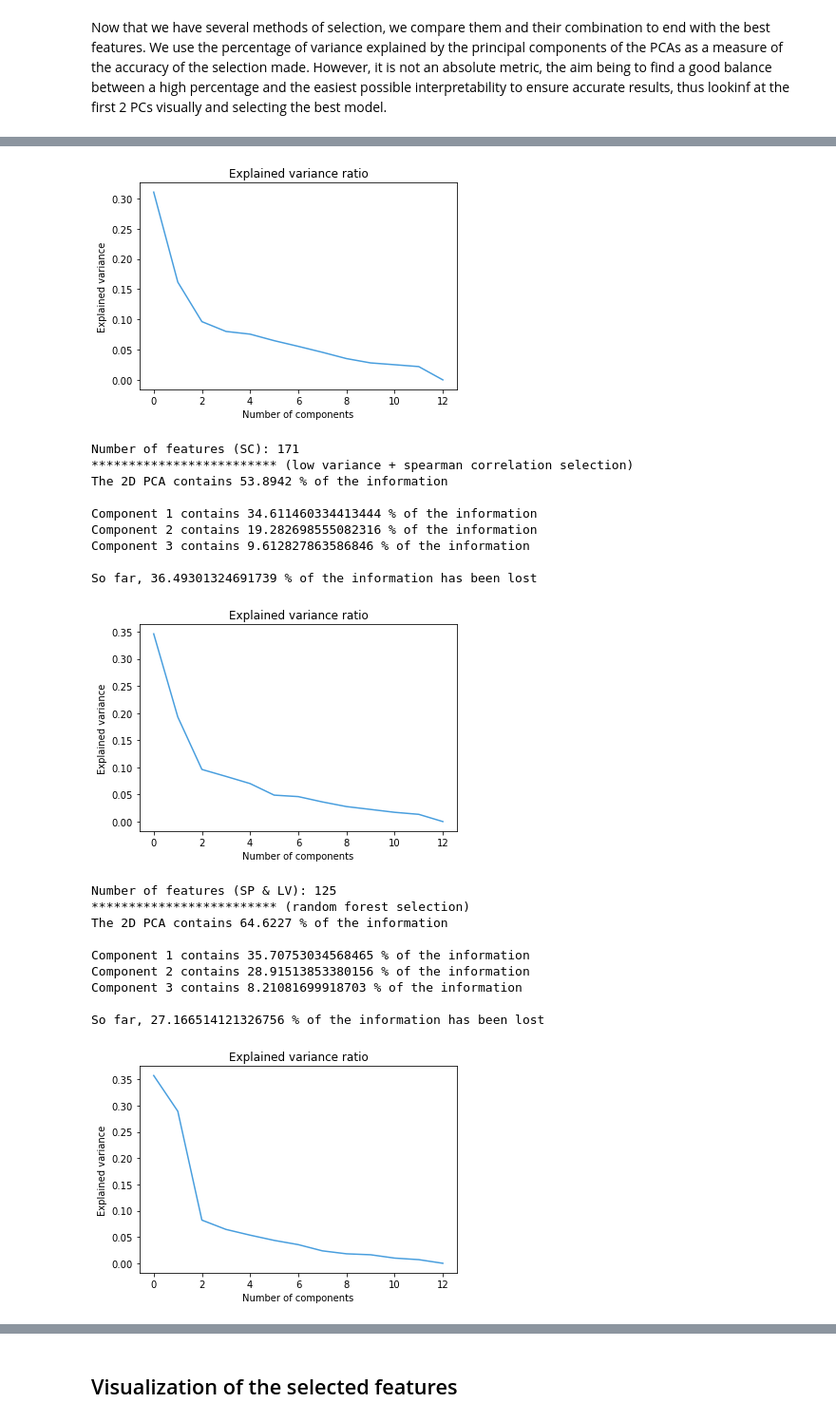
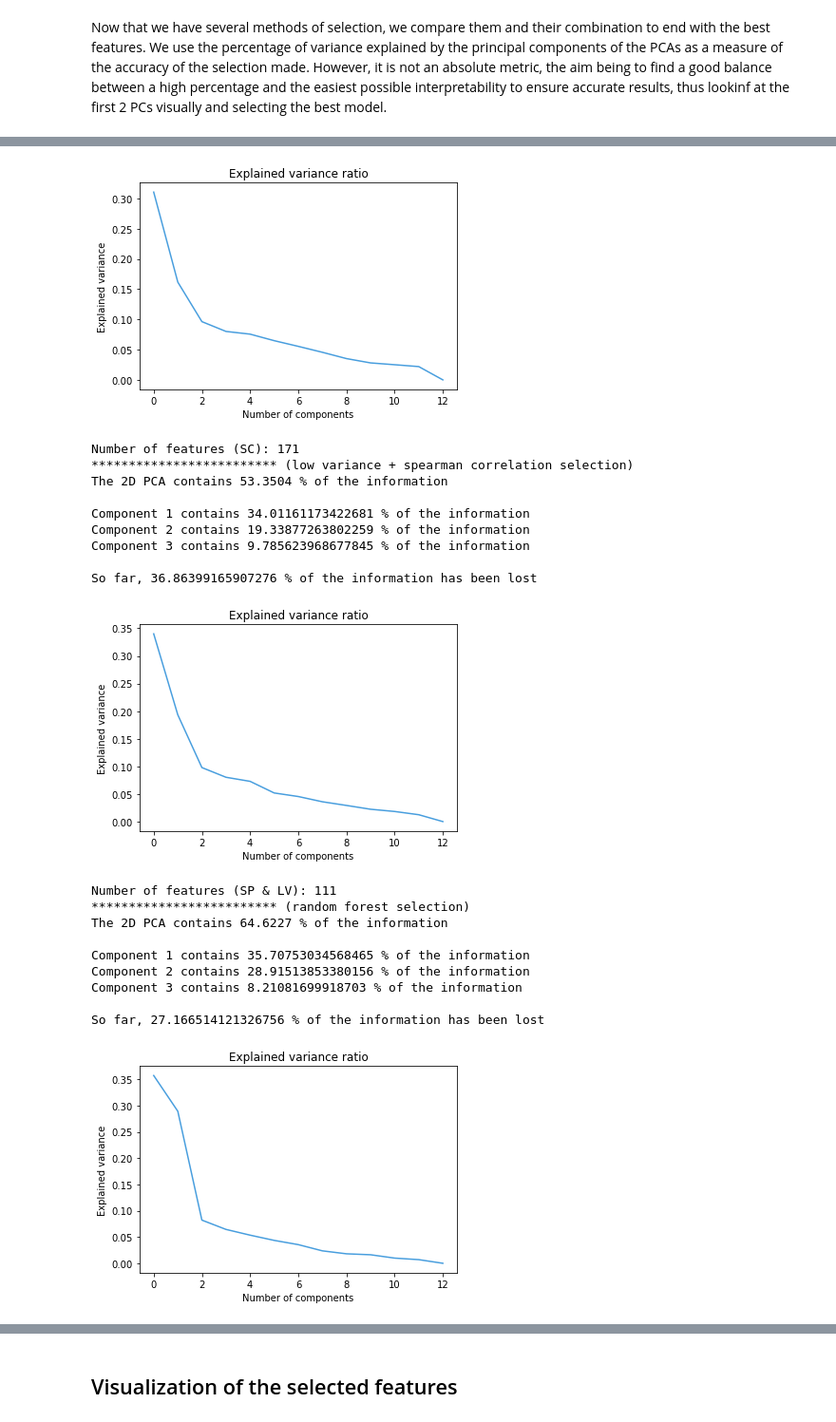
Before and after one commit to paulmoreau40/Applied-Data-Analysis-project-EPFL, a Jupyter notebook: src/Milestone_3.ipynb, the cells around one changed output, grey strips where cells are left out. Shown at 95% size. Cells and saved outputs as stored; diff of their text form; code cells hidden in the pictures.

```diff
--- a/src/Milestone_3.ipynb
+++ b/src/Milestone_3.ipynb
@@ -1071,7 +1076,7 @@ print("Number of features (SC): " + str(len(f2.columns)))
 
 #Removing correlated features with low variance
 print("************************* (low variance + spearman correlation selection)")
-f3 = spearman_corr_selection(low_variance_selection(unselected_features,low_var_thresh),0.95)
+f3 = spearman_corr_selection(low_variance_selection(unselected_features,low_var_thresh),0.9)
 scaled_df = pd.DataFrame(scaler.fit_transform(f3), columns = f3.columns).copy()
 pca_(scaled_df)
 print("Number of features (SP & LV): " + str(len(f3.columns)))
@@ -1092,7 +1097,7 @@ print("Number of features (RF & LV): " + str(len(f5.columns)))
 
 #Removing correlated features with low variance + random forest
 print("************************* (low variance + spearman correlation + random forest selection)")
-f6 = feat[random_forest_selection(subsets[spearman_corr_selection(low_variance_selection(unselected_features,low_var_thresh),0.95).columns.tolist()], unselected_features_subsets['category'])]
+f6 = feat[random_forest_selection(subsets[spearman_corr_selection(low_variance_selection(unselected_features,low_var_thresh),0.9).columns.tolist()], unselected_features_subsets['category'])]
 scaled_df = pd.DataFrame(scaler.fit_transform(f6), columns = f6.columns).copy()
 pca_(scaled_df)
 print("Number of features (RF & LV & SC): " + str(len(f6.columns)))
@@ -1103,40 +1108,40 @@ The 2D PCA contains 48.7998 % of the information
 Component 1 contains 32.25398879309896 % of the information
 Component 2 contains 16.54578411370209 % of the information
 Component 3 contains 9.616239937095807 % of the information
 
 So far, 41.58398715610314 % of the information has been lost
 [figure]
 Number of features : 198
 ************************* (low variance selection)
 The 2D PCA contains 54.9541 % of the information
 
 Component 1 contains 35.34869682755343 % of the information
 Component 2 contains 19.605432076256633 % of the information
 Component 3 contains 9.405635741047224 % of the information
 
 So far, 35.640235355142714 % of the information has been lost
 [figure]
 Number of features (LV): 130
 ************************* (spearman correlation selection)
 The 2D PCA contains 47.1964 % of the information
 
 Component 1 contains 31.034960799857135 % of the information
 Component 2 contains 16.161425389265176 % of the information
 Component 3 contains 9.627507721098523 % of the information
 
 So far, 43.17610608977917 % of the information has been lost
 [figure]
 Number of features (SC): 171
 ************************* (low variance + spearman correlation selection)
-The 2D PCA contains 53.8942 % of the information
+The 2D PCA contains 53.3504 % of the information
 
-Component 1 contains 34.611460334413444 % of the information
-Component 2 contains 19.282698555082316 % of the information
-Component 3 contains 9.612827863586846 % of the information
+Component 1 contains 34.01161173422681 % of the information
+Component 2 contains 19.33877263802259 % of the information
+Component 3 contains 9.785623968677845 % of the information
 
-So far, 36.49301324691739 % of the information has been lost
+So far, 36.86399165907276 % of the information has been lost
-[figure, old version]
+[figure, new version]
-Number of features (SP & LV): 125
+Number of features (SP & LV): 111
 ************************* (random forest selection)
 The 2D PCA contains 64.6227 % of the information
 
```
Also changed, not shown: parts of 9 cells of this notebook.
